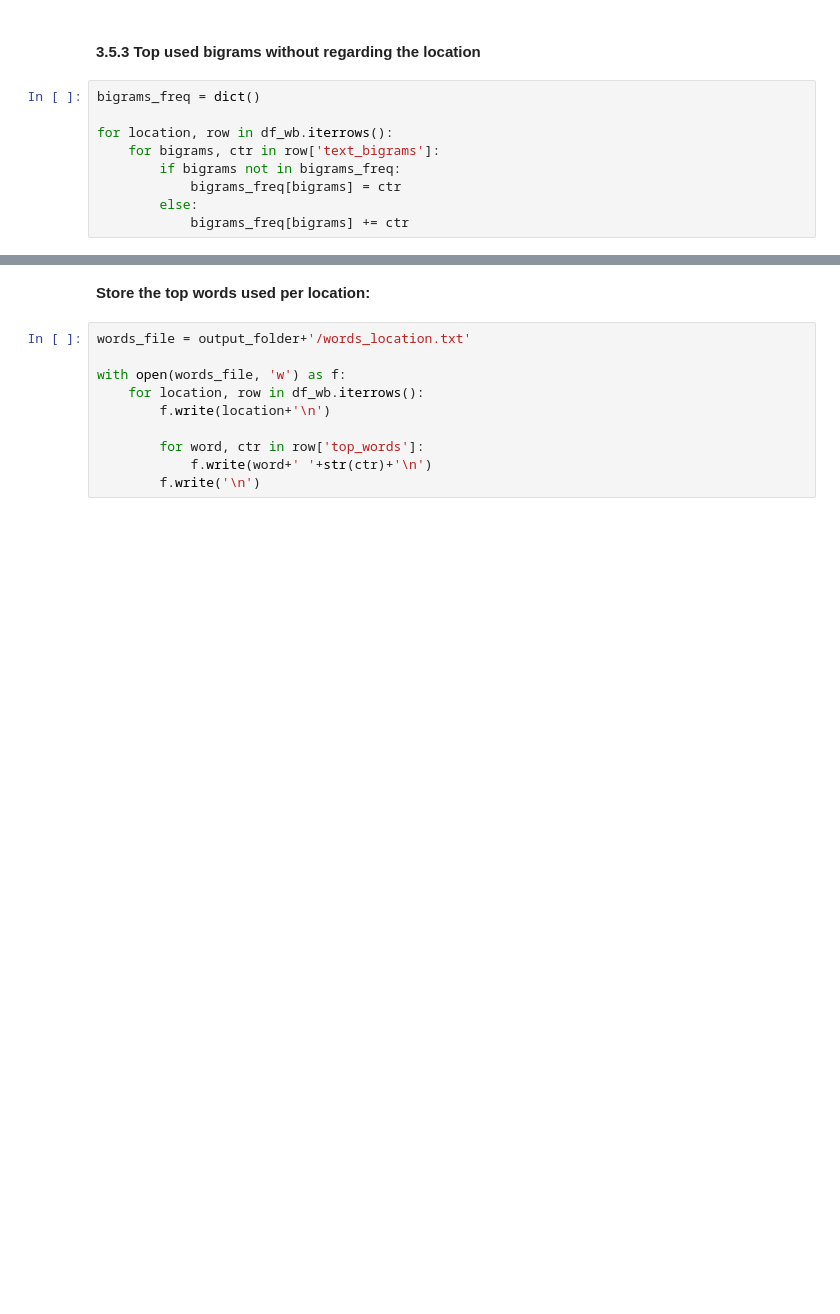
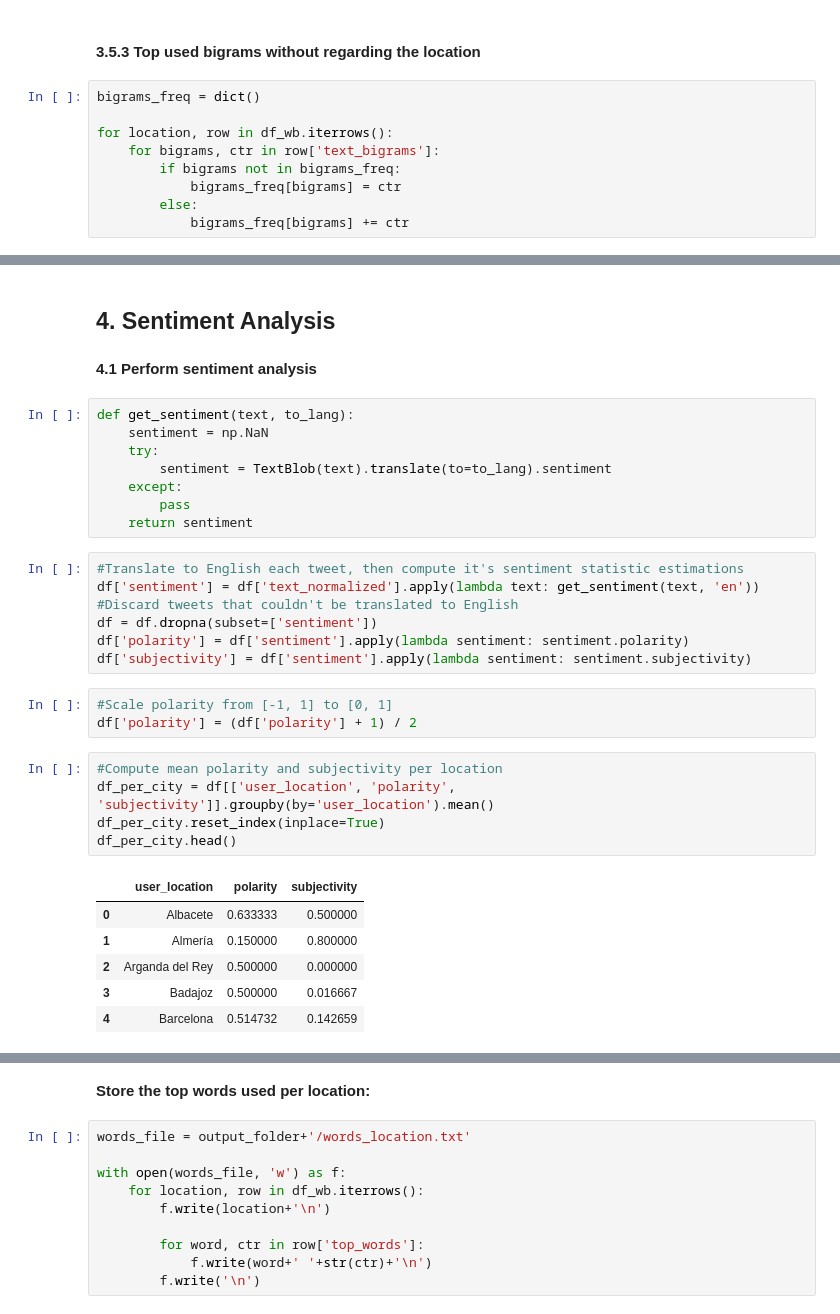
Before and after one commit to danielroncel/twitter-analysis-per-cities, a Jupyter notebook: twitter_crawler.ipynb, the cells around one changed output, grey strips where cells are left out. Saved outputs shown, nothing was run; the diff lists cells and outputs as text; blank space fills up the shorter version.

```diff
--- a/twitter_crawler.ipynb
+++ b/twitter_crawler.ipynb
@@ -439,0 +447,34 @@ print(bigrams_freq)
+# %% [markdown]
+## 4. Sentiment Analysis
+# %% [markdown]
+**4.1 Perform sentiment analysis**
+# %%
+def get_sentiment(text, to_lang):
+    sentiment = np.NaN
+    try:
+        sentiment = TextBlob(text).translate(to=to_lang).sentiment
+    except:
+        pass
+    return sentiment
+# %%
+#Translate to English each tweet, then compute it's sentiment statistic estimations
+df['sentiment'] = df['text_normalized'].apply(lambda text: get_sentiment(text, 'en'))
+#Discard tweets that couldn't be translated to English
+df = df.dropna(subset=['sentiment'])
+df['polarity'] = df['sentiment'].apply(lambda sentiment: sentiment.polarity)
+df['subjectivity'] = df['sentiment'].apply(lambda sentiment: sentiment.subjectivity)
+# %%
+#Scale polarity from [-1, 1] to [0, 1]
+df['polarity'] = (df['polarity'] + 1) / 2
+# %%
+#Compute mean polarity and subjectivity per location
+df_per_city = df[['user_location', 'polarity', 'subjectivity']].groupby(by='user_location').mean()
+df_per_city.reset_index(inplace=True)
+df_per_city.head()
+# %% [output]
+|  | user_location | polarity | subjectivity |
+| 0 | Albacete | 0.633333 | 0.500000 |
+| 1 | Almería | 0.150000 | 0.800000 |
+| 2 | Arganda del Rey | 0.500000 | 0.000000 |
+| 3 | Badajoz | 0.500000 | 0.016667 |
+| 4 | Barcelona | 0.514732 | 0.142659 |
```
Also changed, not shown: parts of 25 cells of this notebook, 1 other file.
